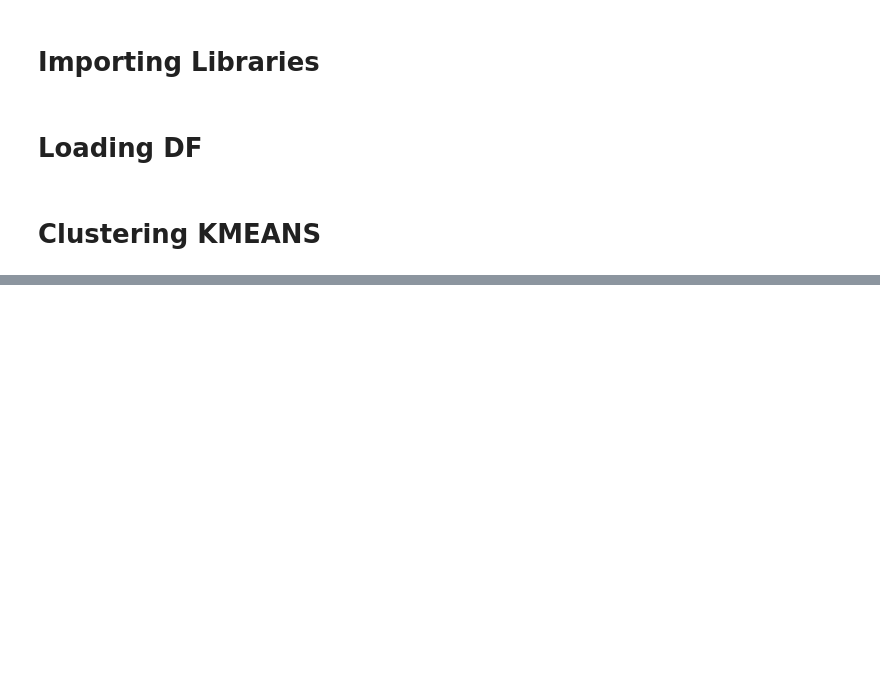
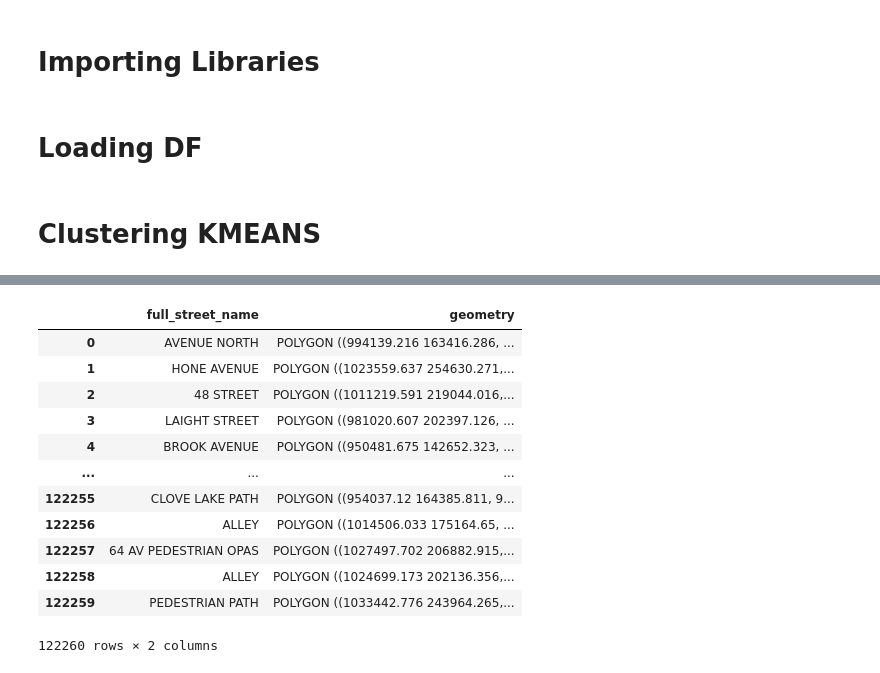
Before and after one commit to OrangeBoop/311-Cluster-Project, a Jupyter notebook: Clustering_Street/Clustering_street_KMEANS.ipynb, the cells around one changed output, grey strips where cells are left out. Saved outputs shown, nothing was run; the diff lists cells and outputs as text; code cells hidden in the pictures; blank space fills up the shorter version.

```diff
--- a/Clustering_Street/Clustering_street_KMEANS.ipynb
+++ b/Clustering_Street/Clustering_street_KMEANS.ipynb
@@ -214,0 +186,17 @@ pre_norm_df_final
+# %%
+# Street data with geo info
+streets_projected
+# %% [output]
+|  | full_street_name | geometry |
+| 0 | AVENUE NORTH | POLYGON ((994139.216 163416.286, ... |
+| 1 | HONE AVENUE | POLYGON ((1023559.637 254630.271,... |
+| 2 | 48 STREET | POLYGON ((1011219.591 219044.016,... |
+| 3 | LAIGHT STREET | POLYGON ((981020.607 202397.126, ... |
+| 4 | BROOK AVENUE | POLYGON ((950481.675 142652.323, ... |
+| ... | ... | ... |
+| 122255 | CLOVE LAKE PATH | POLYGON ((954037.12 164385.811, 9... |
+| 122256 | ALLEY | POLYGON ((1014506.033 175164.65, ... |
+| 122257 | 64 AV PEDESTRIAN OPAS | POLYGON ((1027497.702 206882.915,... |
+| 122258 | ALLEY | POLYGON ((1024699.173 202136.356,... |
+| 122259 | PEDESTRIAN PATH | POLYGON ((1033442.776 243964.265,... |
+122260 rows × 2 columns
```
Also changed, not shown: parts of 11 cells of this notebook, 2 other files.
